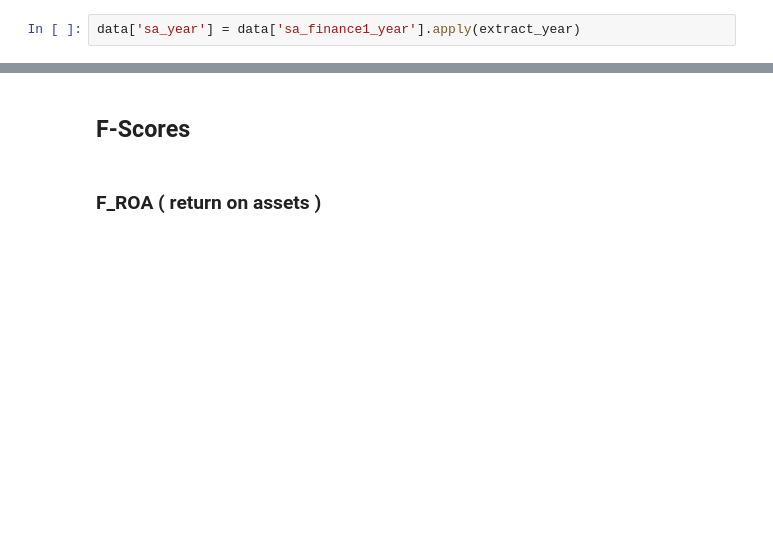
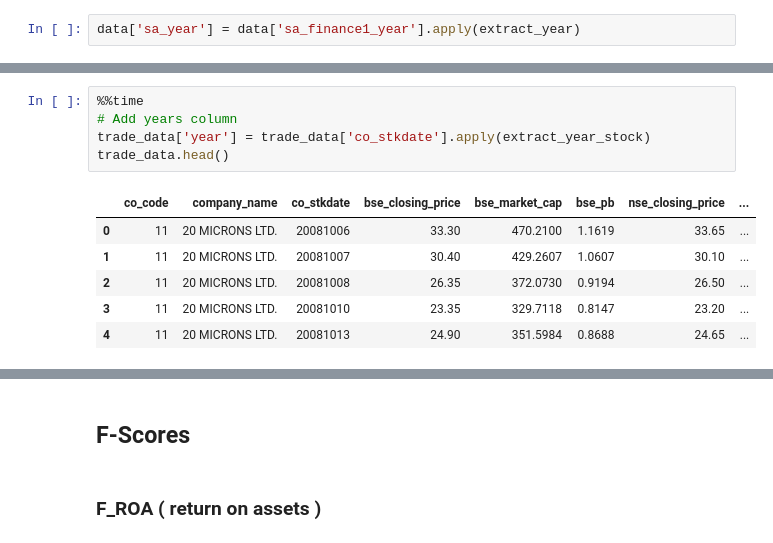
Before and after one commit to prakharrathi25/trading-strategies, a Jupyter notebook: Trading_F_Score.ipynb, the cells around one changed output, grey strips where cells are left out. Drawn from its saved outputs; the diff is of its cells as text; blank space fills up the shorter version.

```diff
--- a/Trading_F_Score.ipynb
+++ b/Trading_F_Score.ipynb
@@ -96,0 +175,12 @@ data['sa_year'] = data['sa_finance1_year'].apply(extract_year)
+# %%
+%%time
+# Add years column
+trade_data['year'] = trade_data['co_stkdate'].apply(extract_year_stock)
+trade_data.head()
+# %% [output]
+|  | co_code | company_name | co_stkdate | bse_closing_price | bse_market_cap | bse_pb | nse_closing_price | ... |
+| 0 | 11 | 20 MICRONS LTD. | 20081006 | 33.30 | 470.2100 | 1.1619 | 33.65 | ... |
+| 1 | 11 | 20 MICRONS LTD. | 20081007 | 30.40 | 429.2607 | 1.0607 | 30.10 | ... |
+| 2 | 11 | 20 MICRONS LTD. | 20081008 | 26.35 | 372.0730 | 0.9194 | 26.50 | ... |
+| 3 | 11 | 20 MICRONS LTD. | 20081010 | 23.35 | 329.7118 | 0.8147 | 23.20 | ... |
+| 4 | 11 | 20 MICRONS LTD. | 20081013 | 24.90 | 351.5984 | 0.8688 | 24.65 | ... |
```
Also changed, not shown: parts of 28 cells of this notebook, 1 other file.
